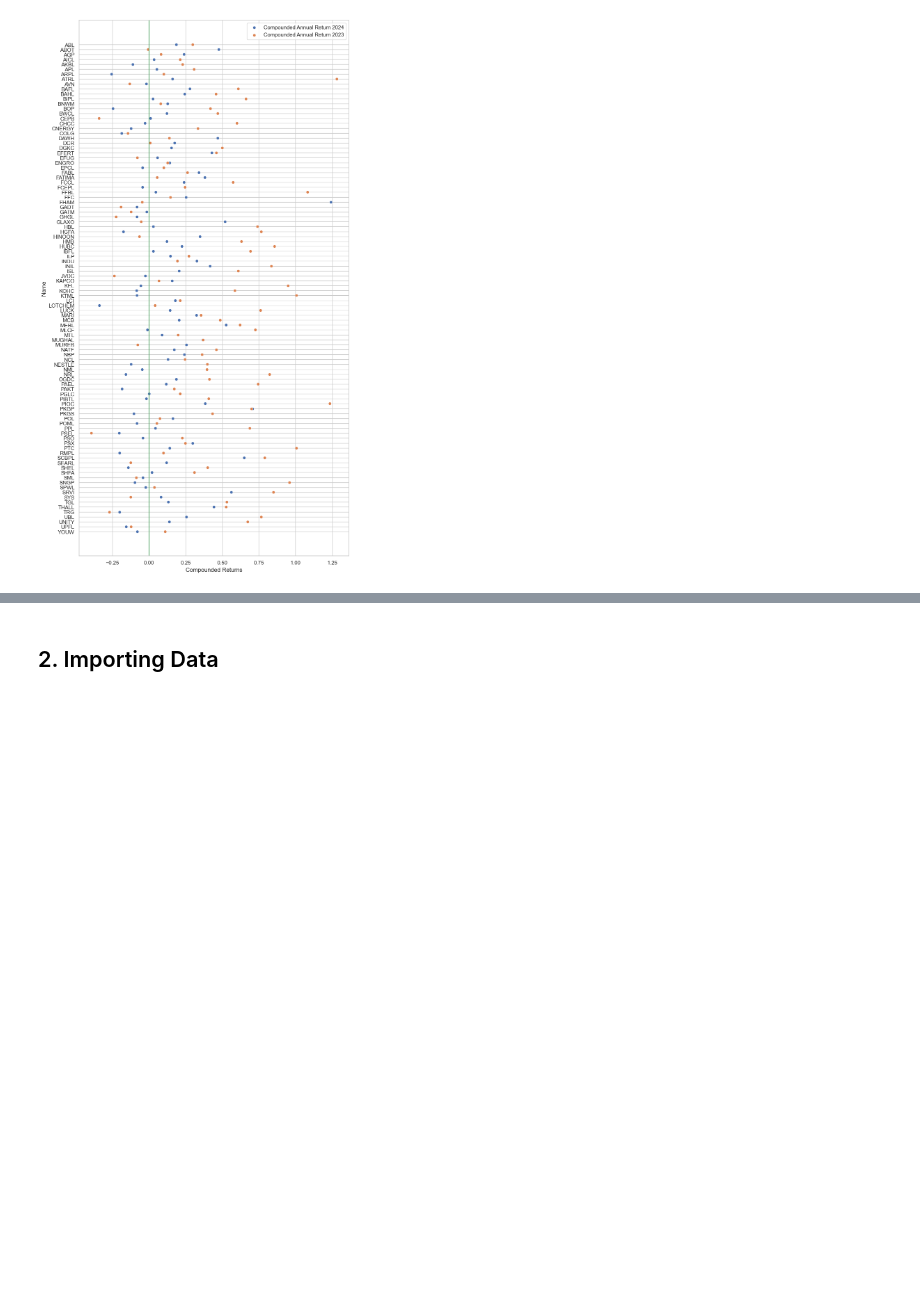
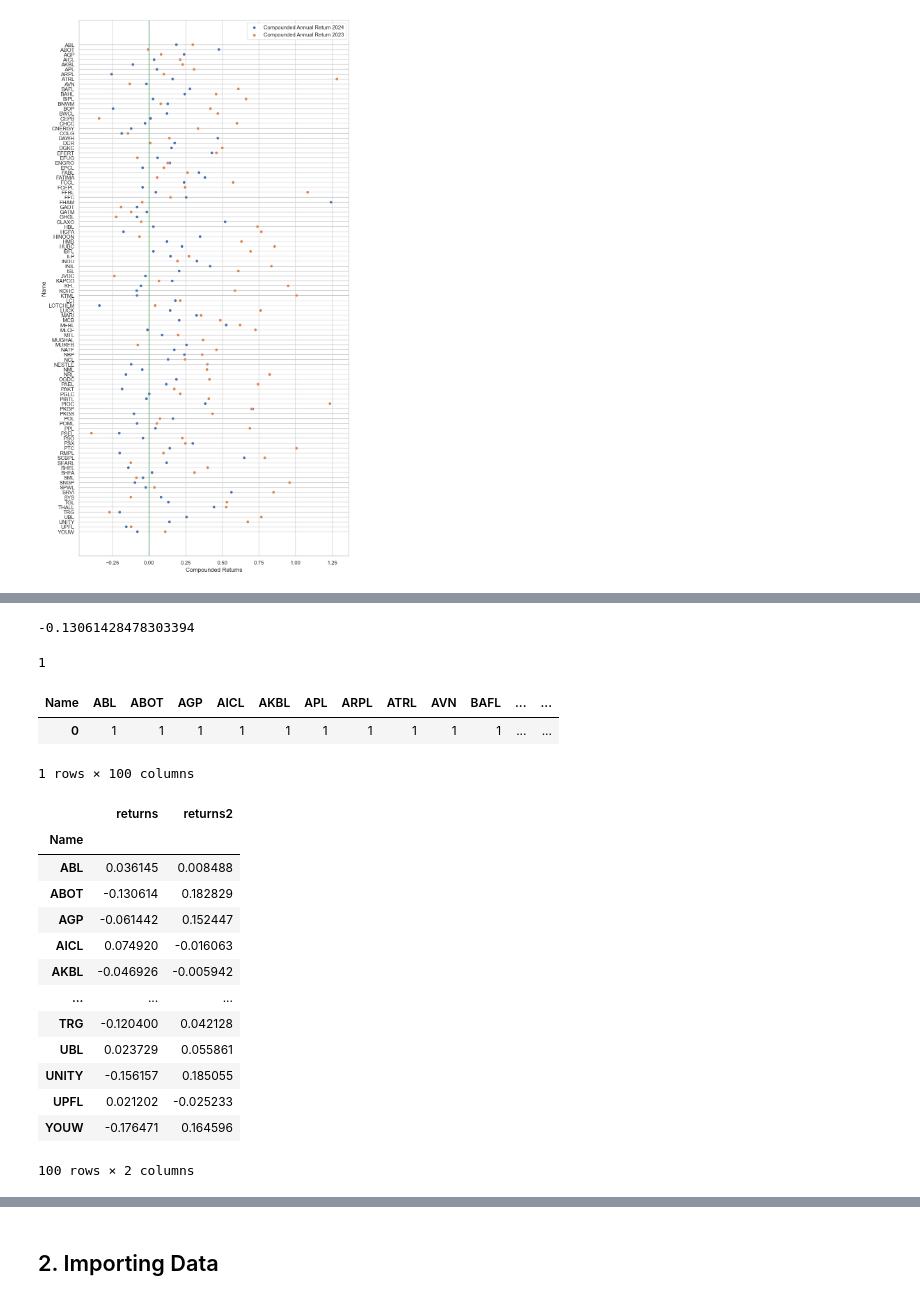
Before and after one commit to EdgarPoeAllan/portfolio_PSX, a Jupyter notebook: Portfolio Construction-PSX.ipynb, the cells around one changed output, grey strips where cells are left out. Cells and saved outputs as stored; diff of their text form; code cells hidden in the pictures; blank space fills up the shorter version.

```diff
--- a/Portfolio Construction-PSX.ipynb
+++ b/Portfolio Construction-PSX.ipynb
@@ -219,0 +283,55 @@ plt.show()
+# %%
+np.prod((returns.loc['2024-01'][returns.columns[1]])+1)-1
+# %% [output]
+-0.13061428478303394
+# %%
+returns_p = pd.DataFrame({"Name":[]})
+
+returns_p[month]=[]
+returns_p.loc[len(returns_p)] = [1,2]
+returns_p = returns_p.assign(month=[1])
+returns_p = returns_p.assign(month2=[2])
+
+returns_p.shape[0]*1
+# %% [output]
+1
+# %%
+returns_p = pd.DataFrame(columns=returns.columns)
+#returns_p.columns = returns.columns
+returns_p.loc[len(returns_p)]=1
+returns_p
+# %% [output]
+| Name | ABL | ABOT | AGP | AICL | AKBL | APL | ARPL | ATRL | AVN | BAFL | ... | ... |
+| 0 | 1 | 1 | 1 | 1 | 1 | 1 | 1 | 1 | 1 | 1 | ... | ... |
+1 rows × 100 columns
+# %%
+returns_o = pd.DataFrame()
+ret = np.prod(returns.loc['2024-01']+1)-1
+a = pd.DataFrame({'Name':ret.index,'returns':ret})
+
+returns_o = pd.concat([returns_o,a],axis=1)
+returns_o=returns_o.set_index('Name')
+
+ret2 = np.prod(returns.loc['2024-02']+1)-1
+a2 = pd.DataFrame({'Name':ret2.index,'returns2':ret2})
+a2 = a2.set_index('Name')
+
+returns_o = pd.concat([returns_o,a2],axis=1)
+returns_o
+#returns_o.set_index('Name')
+#ret2
+# %% [output]
+|  | returns | returns2 |
+| Name |  |  |
+| ABL | 0.036145 | 0.008488 |
+| ABOT | -0.130614 | 0.182829 |
+| AGP | -0.061442 | 0.152447 |
+| AICL | 0.074920 | -0.016063 |
+| AKBL | -0.046926 | -0.005942 |
+| ... | ... | ... |
+| TRG | -0.120400 | 0.042128 |
+| UBL | 0.023729 | 0.055861 |
+| UNITY | -0.156157 | 0.185055 |
+| UPFL | 0.021202 | -0.025233 |
+| YOUW | -0.176471 | 0.164596 |
+100 rows × 2 columns
```
Also changed, not shown: parts of 8 cells of this notebook.
